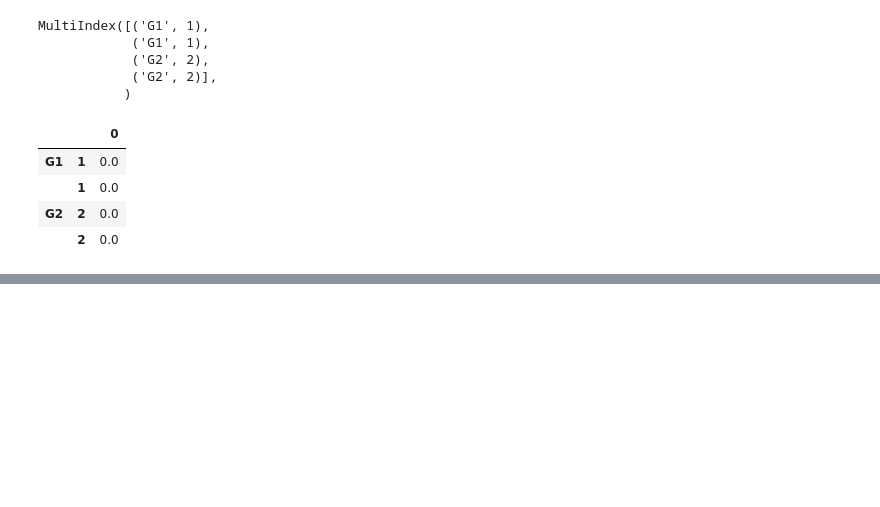
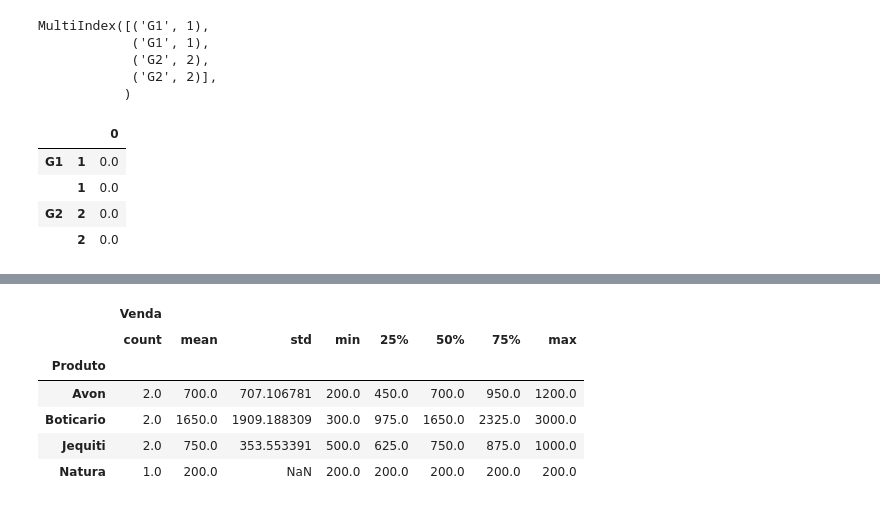
Before and after one commit to Yara-S/PyDS-Basics, a Jupyter notebook: Pandas.ipynb, the cells around one changed output, grey strips where cells are left out. Saved outputs shown, nothing was run; the diff lists cells and outputs as text; code cells hidden in the pictures; blank space fills up the shorter version.

```diff
--- a/Pandas.ipynb
+++ b/Pandas.ipynb
@@ -281,0 +373,6 @@ tabelaReal
+# %%
+dados = { "Nome":["Maria", "Lucas", "Mario", "Carla", "Luisa", "Jorge", "Marcia"],
+         "Produto":["Avon", "Boticario", "Jequiti", "Jequiti", "Avon", "Boticario", "Natura"],
+         "Venda":[1200, 3000, 500, 1000, 200, 300, 200]}
+# %%
+tabelaGB = pd.DataFrame(dados)
@@ -281,0 +390,2 @@ tabelaReal
+# %%
+grupo = tabelaGB.groupby("Produto")
@@ -281,0 +405,10 @@ tabelaReal
+# %%
+grupo.describe()
+# %% [output]
+|  | Venda |  |  |  |  |  |  |  |
+|  | count | mean | std | min | 25% | 50% | 75% | max |
+| Produto |  |  |  |  |  |  |  |  |
+| Avon | 2.0 | 700.0 | 707.106781 | 200.0 | 450.0 | 700.0 | 950.0 | 1200.0 |
+| Boticario | 2.0 | 1650.0 | 1909.188309 | 300.0 | 975.0 | 1650.0 | 2325.0 | 3000.0 |
+| Jequiti | 2.0 | 750.0 | 353.553391 | 500.0 | 625.0 | 750.0 | 875.0 | 1000.0 |
+| Natura | 1.0 | 200.0 | NaN | 200.0 | 200.0 | 200.0 | 200.0 | 200.0 |
```
Also changed, not shown: parts of 77 cells of this notebook, 4 other files.
